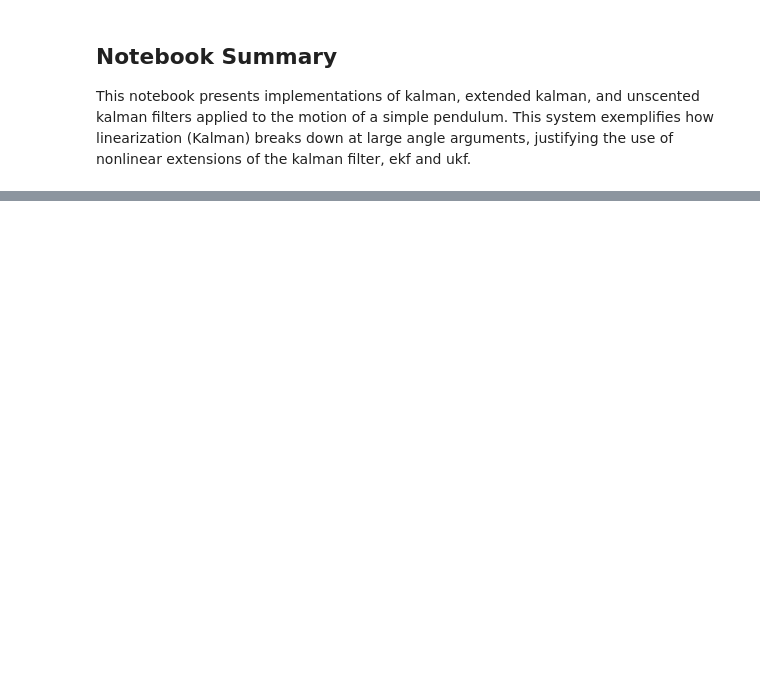
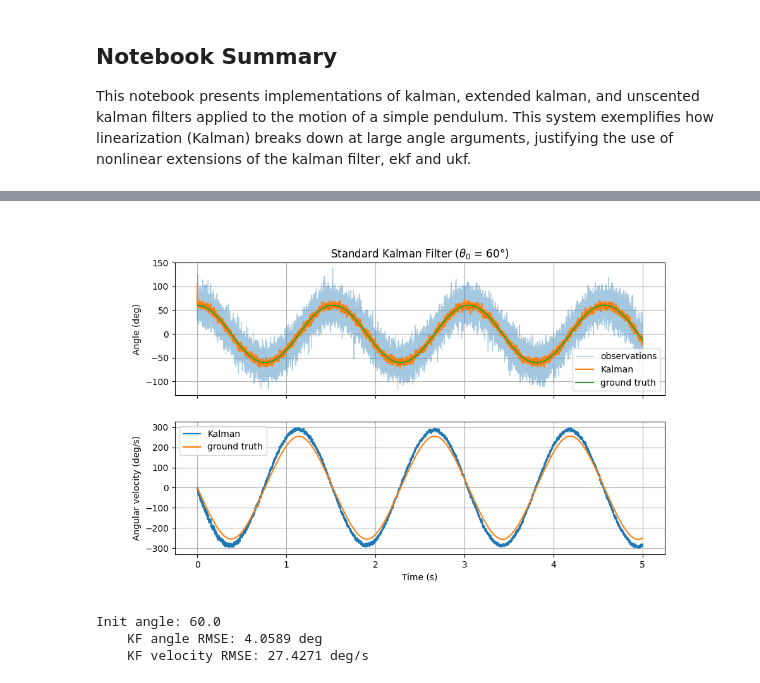
Before and after one commit to lane-miller/statistical-dsp-studies, a Jupyter notebook: 02_kf_ekf_ukf/kalman.ipynb, the cells around one changed output, grey strips where cells are left out. Drawn from its saved outputs; the diff is of its cells as text; code cells hidden in the pictures; blank space fills up the shorter version.

```diff
--- a/02_kf_ekf_ukf/kalman.ipynb
+++ b/02_kf_ekf_ukf/kalman.ipynb
@@ -81,0 +87,7 @@ If longer T or low fs required, use scipy.integrate.solve_ivp with RK45
+# %%
+# Initial conditions — common to all three filters
+
+x0 = np.array([z[0], 0.0])    # initial state: first observation, at rest
+# P0 = np.diag([R, 0.01])       # angle uncertainty matches sensor, velocity uncertainty small
+P0 = np.diag([10., 10.])       # init high uncertainty
+I = np.eye(2)
@@ -81,0 +124,23 @@ If longer T or low fs required, use scipy.integrate.solve_ivp with RK45
+# %%
+# Plot Kalman result
+
+fig, axes = plt.subplots(2, 1, figsize=(10, 6), sharex=True)
+
+axes[0].plot(t, np.rad2deg(z), label='observations', alpha=0.4, lw=0.8)
+axes[0].plot(t, np.rad2deg(x_kf[:, 0]), label='Kalman', lw=1.5)
+axes[0].plot(t, np.rad2deg(theta), label='ground truth', lw=1.5)
+axes[0].set_ylabel('Angle (deg)')
+axes[0].legend()
+axes[0].grid(True)
+axes[0].set_title(f'Standard Kalman Filter ($\\theta_0$ = {np.rad2deg(theta_0):.0f}°)')
+
+axes[1].plot(t, np.rad2deg(x_kf[:, 1]), label='Kalman', lw=1.5)
+axes[1].plot(t, np.rad2deg(theta_dot), label='ground truth', lw=1.5)
+axes[1].set_ylabel('Angular velocity (deg/s)')
+axes[1].set_xlabel('Time (s)')
+axes[1].legend()
+axes[1].grid(True)
+
+plt.show()
+# %% [output]
+[figure, added]
@@ -81,0 +151,16 @@ If longer T or low fs required, use scipy.integrate.solve_ivp with RK45
+# %%
+# Compute RMSE Standard Kalman
+
+# Angle theta
+rmse_kf_theta = compute_rmse(theta, x_kf[:, 0])
+
+# Angular velocity theta_dot
+rmse_kf_theta_dot = compute_rmse(theta_dot, x_kf[:, 1])
+
+print(f"Init angle: {np.round(np.rad2deg(theta_0))}")
+print(f"    KF angle RMSE: {np.rad2deg(rmse_kf_theta):.4f} deg")
+print(f"    KF velocity RMSE: {np.rad2deg(rmse_kf_theta_dot):.4f} deg/s")
+# %% [output]
+Init angle: 60.0
+    KF angle RMSE: 4.0589 deg
+    KF velocity RMSE: 27.4271 deg/s
```
Also changed, not shown: parts of 11 cells of this notebook.
